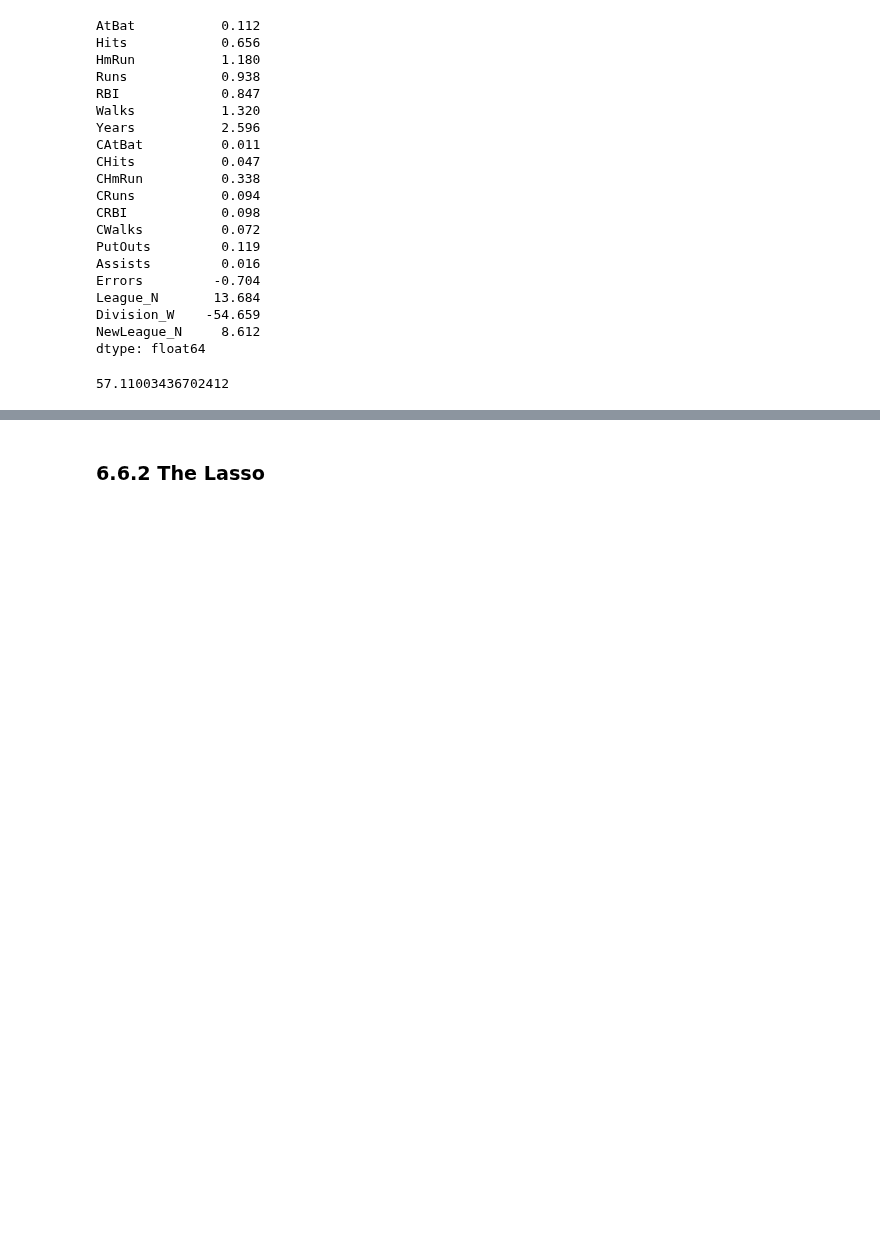
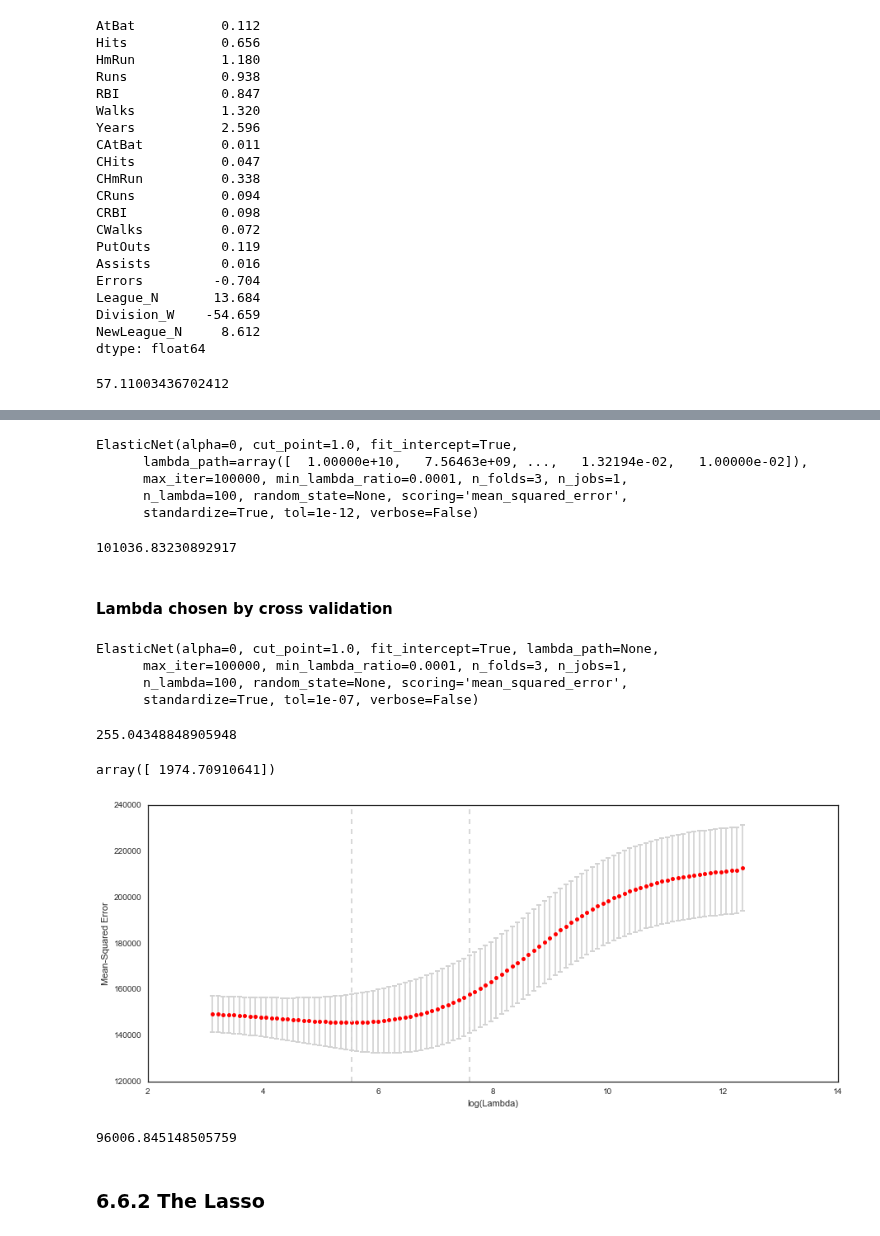
Before and after one commit to JWarmenhoven/ISLR-python, a Jupyter notebook: Notebooks/Chapter 6.ipynb, the cells around one changed output, grey strips where cells are left out. Drawn from its saved outputs; the diff is of its cells as text; code cells hidden in the pictures; blank space fills up the shorter version.

```diff
--- a/Notebooks/Chapter 6.ipynb
+++ b/Notebooks/Chapter 6.ipynb
@@ -328,3 +332,61 @@ np.sqrt(np.sum(ridge3.coef_path_[:,59]**2))
+# %%
+X_train2 = pd.read_csv('data/Hitters_X_train.csv', index_col=0)
+y_train2 = pd.read_csv('data/Hitters_y_train.csv', index_col=0)
+X_test2 = pd.read_csv('data/Hitters_X_test.csv', index_col=0)
+y_test2 = pd.read_csv('data/Hitters_y_test.csv', index_col=0)
+# %%
+ridge4 = gln.ElasticNet(alpha=0, lambda_path=grid, scoring='mean_squared_error', tol=1e-12)
+ridge4.fit(X_train2, y_train2.as_matrix().ravel())
+# %% [output]
+ElasticNet(alpha=0, cut_point=1.0, fit_intercept=True,
+      lambda_path=array([  1.00000e+10,   7.56463e+09, ...,   1.32194e-02,   1.00000e-02]),
+      max_iter=100000, min_lambda_ratio=0.0001, n_folds=3, n_jobs=1,
+      n_lambda=100, random_state=None, scoring='mean_squared_error',
+      standardize=True, tol=1e-12, verbose=False)
+# %%
+# prediction using lambda = 4
+pred = ridge4.predict(X_test2, lamb=4)
+mean_squared_error(y_test2.as_matrix().ravel(), pred)
+# %% [output]
+101036.83230892917
+# %% [markdown]
+#### Lambda chosen by cross validation
+# %%
+ridge5 = gln.ElasticNet(alpha=0, scoring='mean_squared_error')
+ridge5.fit(X_train2, y_train2.as_matrix().ravel())
+# %% [output]
+ElasticNet(alpha=0, cut_point=1.0, fit_intercept=True, lambda_path=None,
+      max_iter=100000, min_lambda_ratio=0.0001, n_folds=3, n_jobs=1,
+      n_lambda=100, random_state=None, scoring='mean_squared_error',
+      standardize=True, tol=1e-07, verbose=False)
+# %%
+# Lambda with best CV performance
+ridge5.lambda_max_
+# %% [output]
+255.04348848905948
+# %%
+# Lambda larger than lambda_max_, but with a CV score that is within 1 standard deviation away from lambda_max_
+ridge5.lambda_best_
+# %% [output]
+array([ 1974.70910641])
+# %%
+plt.figure(figsize=(15,6))
+plt.errorbar(np.log(ridge5.lambda_path_), -ridge5.cv_mean_score_, color='r', linestyle='None', marker='o',
+             markersize=5, yerr=ridge5.cv_standard_error_, ecolor='lightgrey', capthick=2)
+
+for ref in [ridge5.lambda_best_, ridge5.lambda_max_]:
+    plt.axvline(x=np.log(ref), linestyle='dashed', color='lightgrey')
+
+plt.xlabel('log(Lambda)')
+plt.ylabel('Mean-Squared Error');
+# %% [output]
+[figure, added]
+# %%
+# MSE for lambda with best CV performance
+pred = ridge5.predict(X_test2, lamb=ridge5.lambda_max_)
+mean_squared_error(y_test2, pred)
+# %% [output]
+96006.845148505759
 # %% [markdown]
 ### 6.6.2 The Lasso
 # %% [markdown]
```
Also changed, not shown: parts of 11 cells of this notebook, 4 other files.
